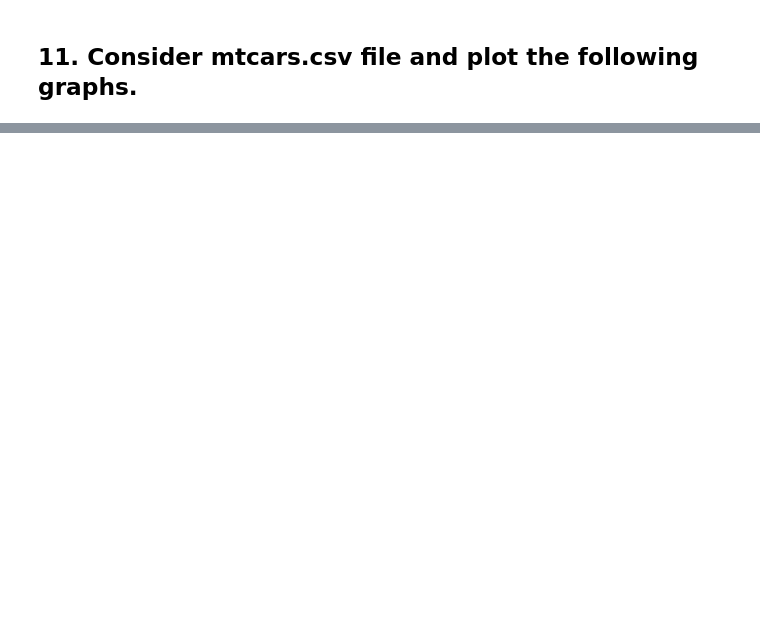
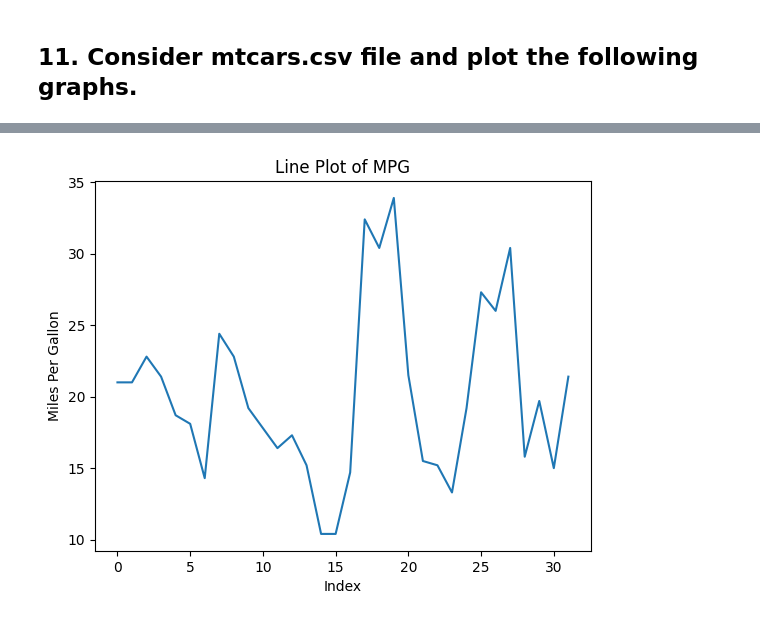
Before and after one commit to enoughpuvi/94451_DS_ASSIGNMENTS, a Jupyter notebook: Assignment01.ipynb, the cells around one changed output, grey strips where cells are left out. Cells and saved outputs as stored; diff of their text form; code cells hidden in the pictures; blank space fills up the shorter version.

```diff
--- a/Assignment01.ipynb
+++ b/Assignment01.ipynb
@@ -224,3 +225,7 @@ df.to_csv("MyRecord.csv", index=False)
 import pandas as pd
 import matplotlib.pyplot as plt
 import seaborn as sns
+import os
+print(os.getcwd())
+df = pd.read_csv("mtcars.csv")
+print(df.head())
@@ -226,0 +240,9 @@ import seaborn as sns
+# %%
+#1
+plt.plot(df['mpg'])
+plt.xlabel("Index")
+plt.ylabel("Miles Per Gallon")
+plt.title("Line Plot of MPG")
+plt.show()
+# %% [output]
+[figure, added]
```
Also changed, not shown: parts of 9 cells of this notebook, 2 other files.
